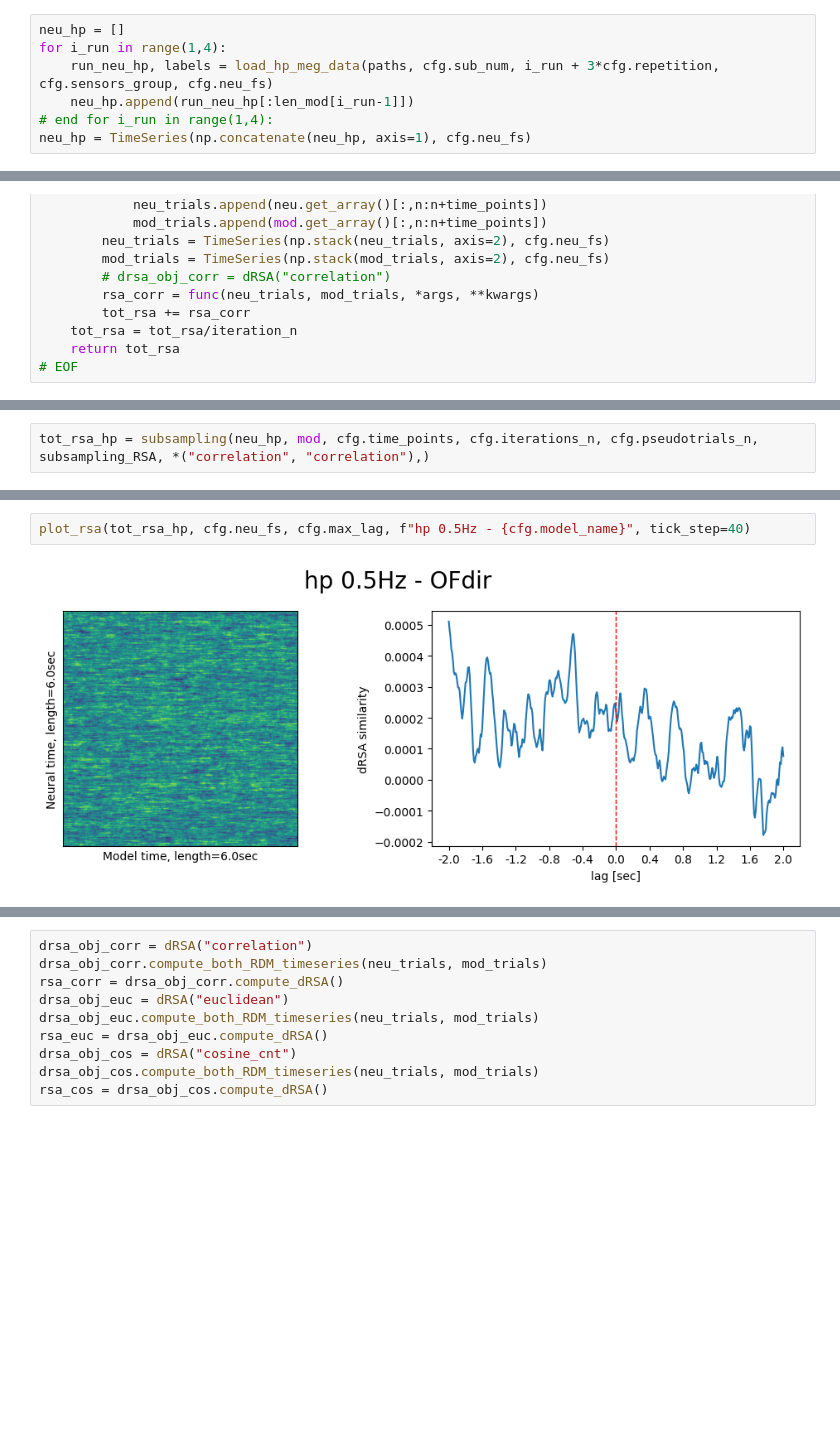
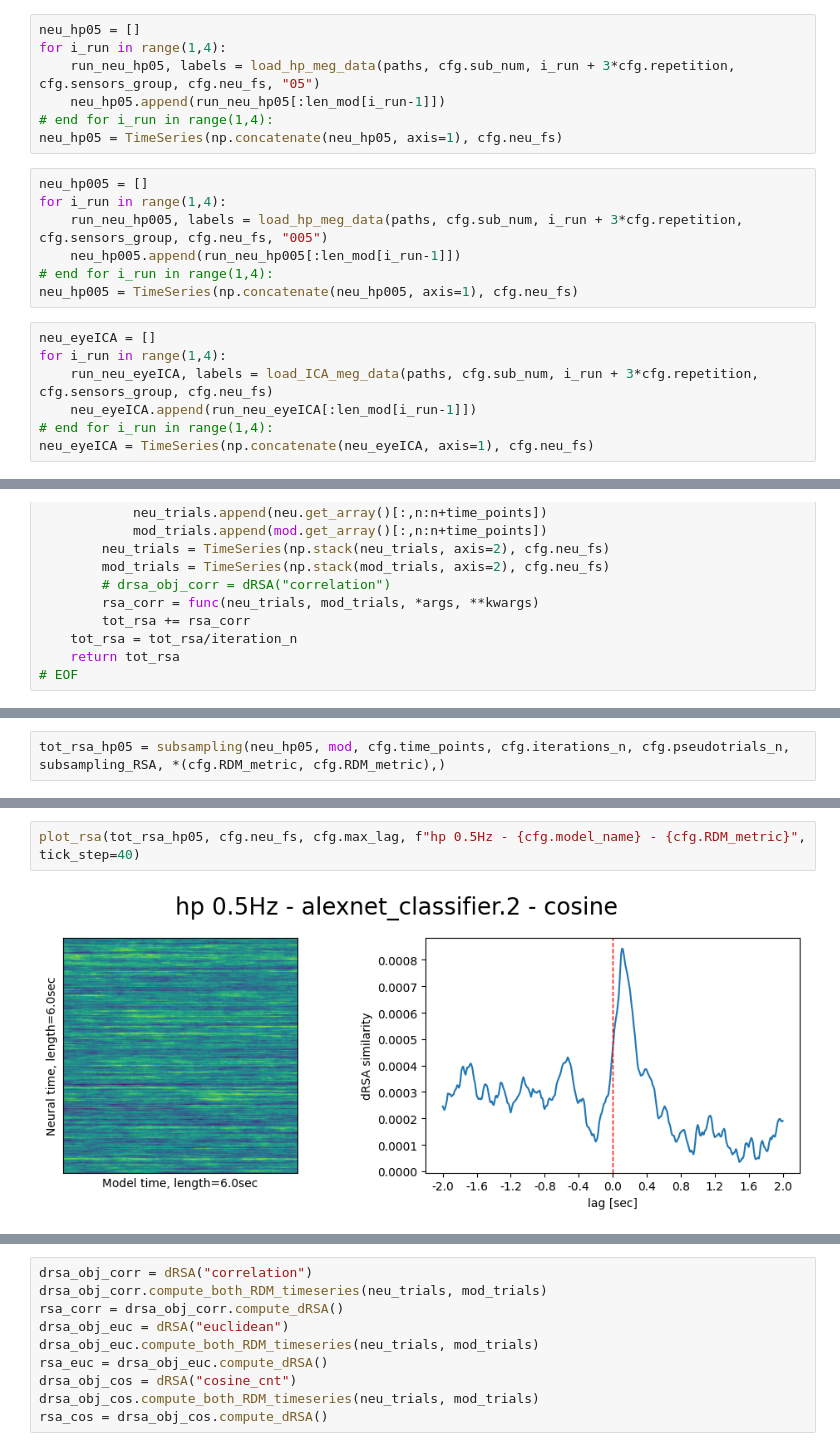
Before and after one commit to TizianoCausin01/project1917-26, a Jupyter notebook: python_scripts/scripts/dRSA_hp_comparison.ipynb, the cells around one changed output, grey strips where cells are left out. Saved outputs shown, nothing was run; the diff lists cells and outputs as text; blank space fills up the shorter version.

```diff
--- a/python_scripts/scripts/dRSA_hp_comparison.ipynb
+++ b/python_scripts/scripts/dRSA_hp_comparison.ipynb
@@ -78,12 +89,26 @@ for i_run in range(1,4):
 # end for i_run in range(1,4):
 mod = TimeSeries(np.concatenate(mod, axis=1), cfg.neu_fs)
 # %%
-neu_hp = []
+neu_hp05 = []
 for i_run in range(1,4):
-    run_neu_hp, labels = load_hp_meg_data(paths, cfg.sub_num, i_run + 3*cfg.repetition, cfg.sensors_group, cfg.neu_fs)
-    neu_hp.append(run_neu_hp[:len_mod[i_run-1]])
+    run_neu_hp05, labels = load_hp_meg_data(paths, cfg.sub_num, i_run + 3*cfg.repetition, cfg.sensors_group, cfg.neu_fs, "05")
+    neu_hp05.append(run_neu_hp05[:len_mod[i_run-1]])
 # end for i_run in range(1,4):
-neu_hp = TimeSeries(np.concatenate(neu_hp, axis=1), cfg.neu_fs)
+neu_hp05 = TimeSeries(np.concatenate(neu_hp05, axis=1), cfg.neu_fs)
+# %%
+neu_hp005 = []
+for i_run in range(1,4):
+    run_neu_hp005, labels = load_hp_meg_data(paths, cfg.sub_num, i_run + 3*cfg.repetition, cfg.sensors_group, cfg.neu_fs, "005")
+    neu_hp005.append(run_neu_hp005[:len_mod[i_run-1]])
+# end for i_run in range(1,4):
+neu_hp005 = TimeSeries(np.concatenate(neu_hp005, axis=1), cfg.neu_fs)
+# %%
+neu_eyeICA = []
+for i_run in range(1,4):
+    run_neu_eyeICA, labels = load_ICA_meg_data(paths, cfg.sub_num, i_run + 3*cfg.repetition, cfg.sensors_group, cfg.neu_fs)
+    neu_eyeICA.append(run_neu_eyeICA[:len_mod[i_run-1]])
+# end for i_run in range(1,4):
+neu_eyeICA = TimeSeries(np.concatenate(neu_eyeICA, axis=1), cfg.neu_fs)
 # %%
 neu = []
 for i_run in range(1,4):
@@ -153,3 +204,3 @@ plot_rsa(tot_rsa, cfg.neu_fs, cfg.max_lag, f"no hp - {cfg.model_name} - {cfg.RDM
 # %%
-tot_rsa_hp = subsampling(neu_hp, mod, cfg.time_points, cfg.iterations_n, cfg.pseudotrials_n, subsampling_RSA, *("correlation", "correlation"),)
+tot_rsa_hp05 = subsampling(neu_hp05, mod, cfg.time_points, cfg.iterations_n, cfg.pseudotrials_n, subsampling_RSA, *(cfg.RDM_metric, cfg.RDM_metric),)
 # %% [output]
@@ -173,4 +224,4 @@ tot_rsa_hp = subsampling(neu_hp, mod, cfg.time_points, cfg.iterations_n, cfg.pse
 # %%
-plot_rsa(tot_rsa_hp, cfg.neu_fs, cfg.max_lag, f"hp 0.5Hz - {cfg.model_name}", tick_step=40)
+plot_rsa(tot_rsa_hp05, cfg.neu_fs, cfg.max_lag, f"hp 0.5Hz - {cfg.model_name} - {cfg.RDM_metric}", tick_step=40)
 # %% [output]
-[figure, old version]
+[figure, new version]
```
Also changed, not shown: parts of 12 cells of this notebook, 8 other files.
